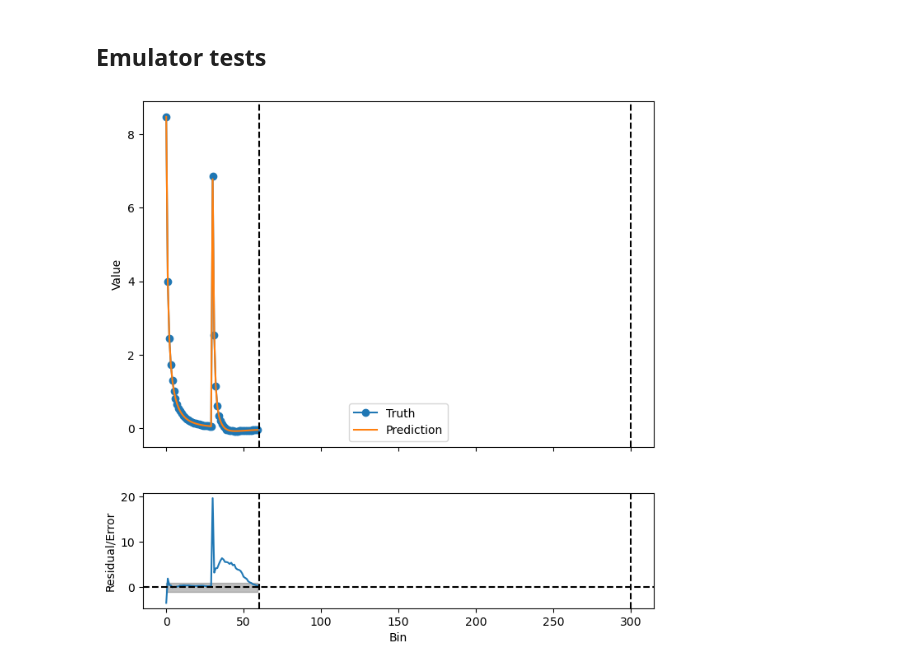
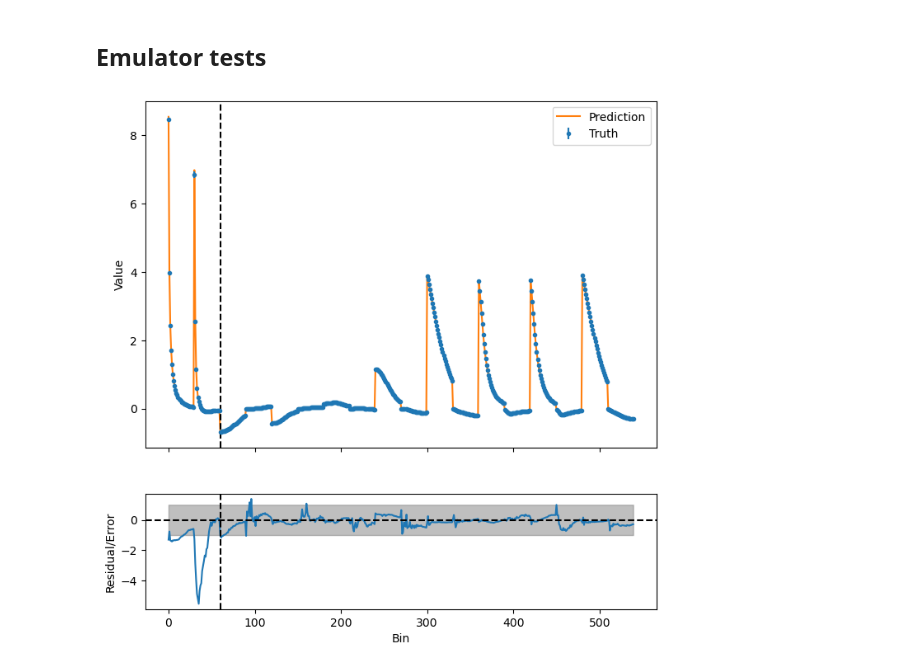
Before and after one commit to epaillas/acm, a Jupyter notebook: projects/bgs/training/control_plots.ipynb, the cells around one changed output. Saved outputs shown, nothing was run; the diff lists cells and outputs as text; code cells hidden in the pictures.

Commit message:
added statistic separation detection to the training control plot

```diff
--- a/projects/bgs/training/control_plots.ipynb
+++ b/projects/bgs/training/control_plots.ipynb
@@ -21,25 +43,26 @@ pred = stat.get_model_prediction(stat.lhc_x[mock_idx])
 # %%
 fix, ax = plt.subplots(2, 1, sharex=True, figsize=(8, 8), height_ratios=[3, 1])
 
-ax[0].plot(truth, label='Truth', marker='o')
-ax[0].plot(pred, label='Prediction')
+ax[0].plot(pred, label='Prediction', color='C1')
+# ax[0].fill_between(list(range(len(truth))), pred - emulator_error, pred + emulator_error, color='C1', alpha=0.5)
+ax[0].errorbar(list(range(len(truth))), truth, yerr=data_error, fmt='o', label='Truth', markersize=3, color='C0')
+
 
 ax[1].plot((truth - pred)/data_error)
 ax[1].axhline(0, color='k', linestyle='--')
 ax[1].fill_between(list(range(len(truth))), -1, 1, color='gray', alpha=0.5)
 
-separations = [len(stat.observables[i].bin_values) for i in range(len(stat.observables))]
-for i in range(2):
+for i in range(len(separations)):
     ax[0].axvline(separations[i], color='k', linestyle='--')
     ax[1].axvline(separations[i], color='k', linestyle='--')
 
 ax[0].legend()
 
 ax[1].set_xlabel('Bin')
 ax[0].set_ylabel('Value')
 ax[1].set_ylabel('Residual/Error');
 # %% [output]
-[figure, old version]
+[figure, new version]
 # %%
 from acm.data.io_tools import correlation_from_covariance
 from mpl_toolkits.axes_grid1 import make_axes_locatable
```
Also changed, not shown: parts of 4 cells of this notebook.
